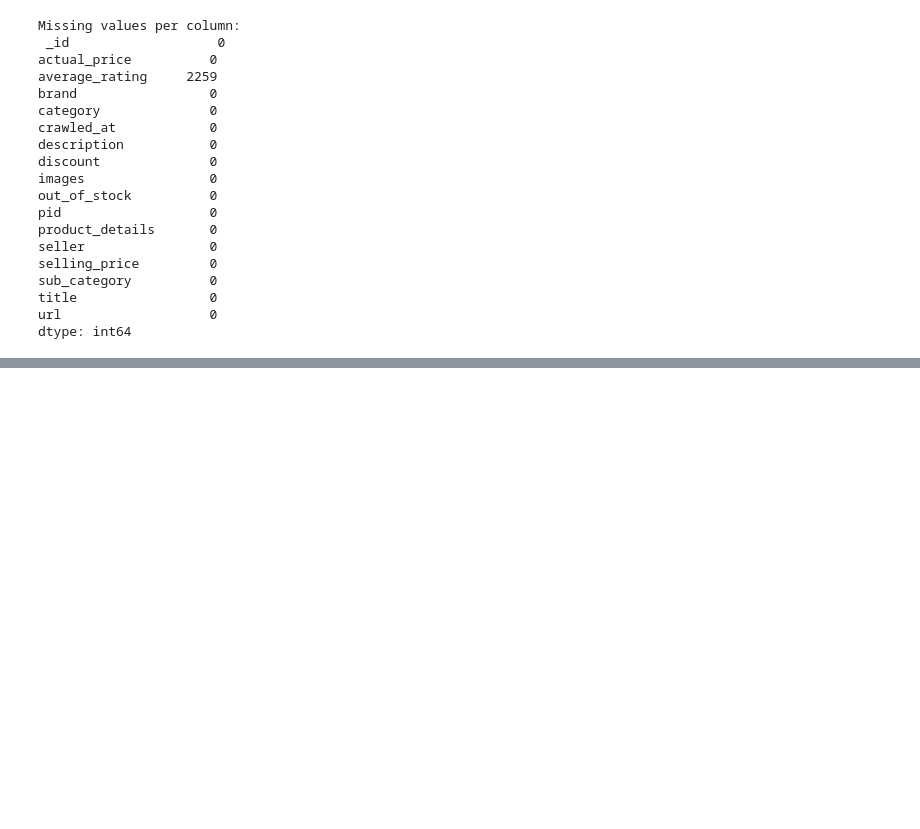
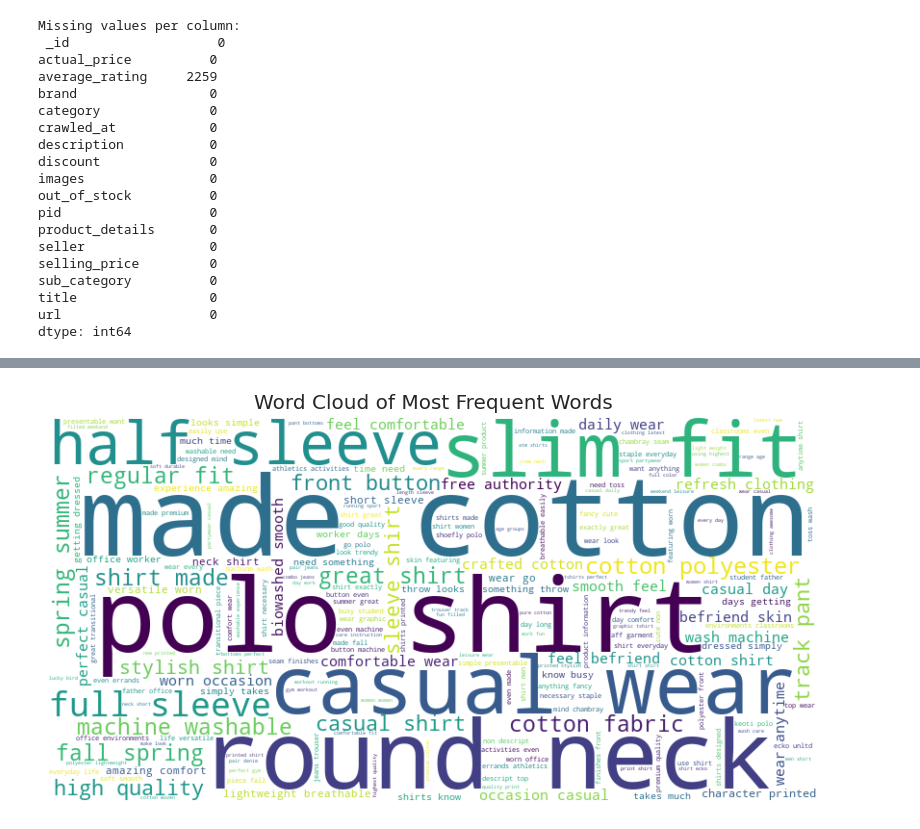
Before and after one commit to Levilevi01/Info_Retrieval, a Jupyter notebook: template/deliverable_1.ipynb, the cells around one changed output, grey strips where cells are left out. Saved outputs shown, nothing was run; the diff lists cells and outputs as text; code cells hidden in the pictures; blank space fills up the shorter version.

Commit message:
done more cleaning

```diff
--- a/template/deliverable_1.ipynb
+++ b/template/deliverable_1.ipynb
@@ -33,11 +38,27 @@ def preprocess_text(text):
     stop_words = set(stopwords.words('english'))
     tokens = [token for token in tokens if token not in stop_words]
 
+    # Remove punctuation
+    tokens = [re.sub(r"[^\w\s]", "", token) for token in tokens]
+
     # Stem the tokens
     stemmer = PorterStemmer()
     tokens = [stemmer.stem(token) for token in tokens]
 
     return tokens
+
+def clean_seller(text):
+    # Remove unwanted trailing phrases and everything after them
+    remove_phrases = [
+        "Seller changed",
+        "(Not Enough Ratin",
+        "(New Sell"
+    ]
+    for phrase in remove_phrases:
+        idx = text.find(phrase)
+        if idx != -1:
+            text = text[:idx]
+    return text.strip()
 
 def preprocess_non_textual(document):
     # TODO: preprocess non-textual parts of the document (e.g., numerical data normalization)
@@ -92,6 +113,8 @@ with open(file_path, "r") as f:
     data = json.load(f)
     df = pd.DataFrame(data)
 
+df["seller"] = df["seller"].apply(clean_seller)
+
 print(df.head())
 # %% [output]
                                     _id actual_price average_rating brand  \
@@ -293,4 +319,6 @@ sub_category          0
 title                 0
 url                   0
 dtype: int64
+# %%
+df.loc[df['brand'] == '', 'brand'] = 'no brand'
 # %% [markdown]
@@ -297,0 +347,44 @@ We have done some data cleaning, there are still some products that do not have
+# %%
+import numpy as np
+from collections import Counter
+from wordcloud import WordCloud
+import seaborn as sns
+import re
+
+import matplotlib.pyplot as plt
+
+# 1. Word counting, average sentence length, vocabulary size
+all_text = " ".join(df["description"].astype(str).tolist())
+# Use a simple regex-based tokenizer instead of nltk.word_tokenize
+words = re.findall(r'\b\w+\b', all_text.lower())
+vocab = set(words)
+print("Total words:", len(words))
+print("Vocabulary size:", len(vocab))
+print("Average sentence length:", np.mean([len(re.findall(r'\b\w+\b', s.lower())) for s in df["description"].astype(str).tolist()]))
+
+# 2. Ranking of products based on rating, price, discount
+print("\nTop 5 products by rating:")
+print(df.sort_values("average_rating", ascending=False)[["title", "average_rating"]].head())
+
+print("\nTop 5 cheapest products:")
+print(df.sort_values("selling_price")[["title", "selling_price"]].head())
+
+print("\nTop 5 products by discount:")
+print(df.sort_values("discount", ascending=False)[["title", "discount"]].head())
+
+# 3. Top sellers and brands
+print("\nTop 5 sellers:")
+print(df["seller"].value_counts().head())
+
+print("\nTop 5 brands:")
+print(df["brand"].value_counts().head())
+
+# 4. Word cloud for most frequent words
+filtered_words = [w.lower() for w in words if w.isalpha() and w.lower() not in stopwords.words('english')]
+wordcloud = WordCloud(width=800, height=400, background_color='white').generate(" ".join(filtered_words))
+plt.figure(figsize=(10,5))
+plt.imshow(wordcloud, interpolation='bilinear')
+plt.axis('off')
+plt.title("Word Cloud of Most Frequent Words")
+plt.show()
+# %% [output]
@@ -297,0 +408 @@ We have done some data cleaning, there are still some products that do not have
+[figure, added]
```
Also changed, not shown: parts of 5 cells of this notebook.
